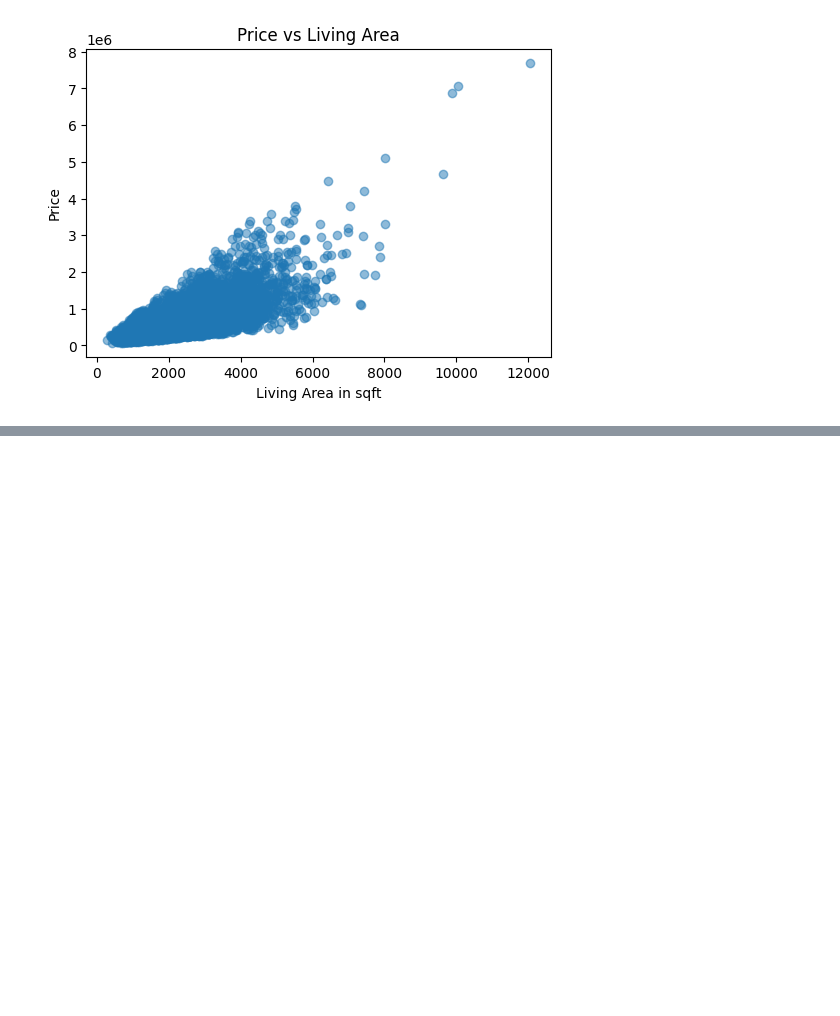
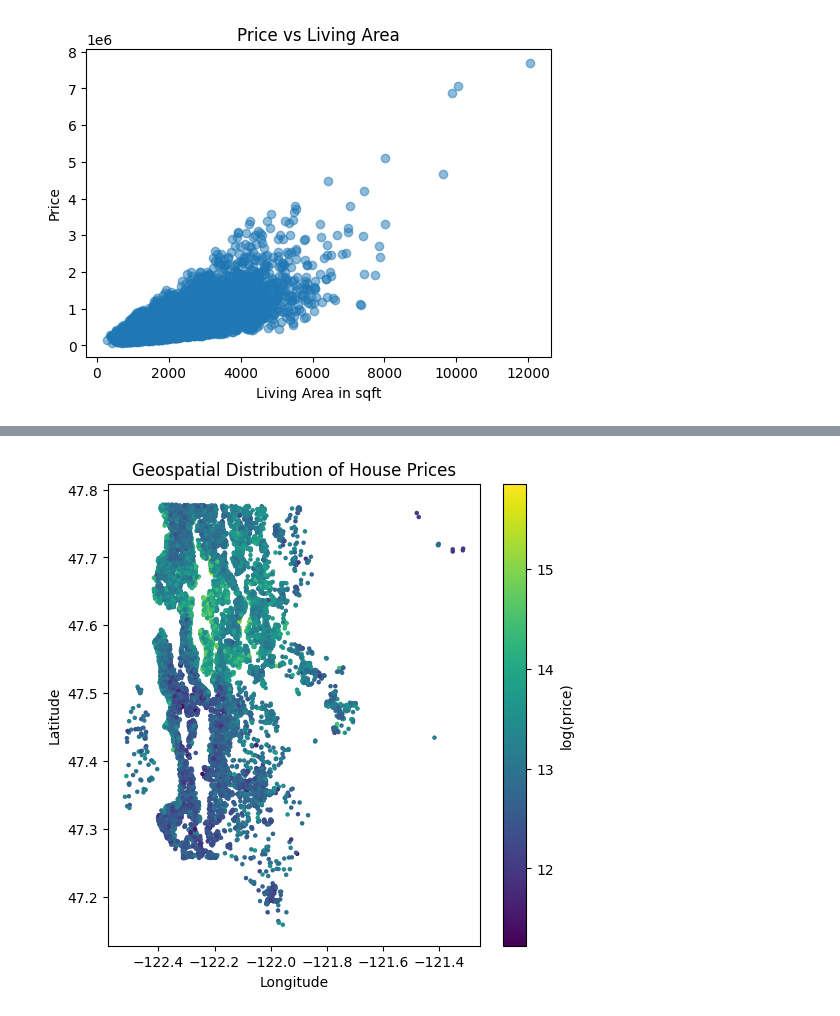
Before and after one commit to sanjananallapati/Satellite-Imagery-Based-Property-Valuation-, a Jupyter notebook: preprocessing.ipynb, the cells around one changed output, grey strips where cells are left out. Cells and saved outputs as stored; diff of their text form; code cells hidden in the pictures; blank space fills up the shorter version.

```diff
--- a/preprocessing.ipynb
+++ b/preprocessing.ipynb
@@ -107,0 +119,11 @@ plt.show()
+# %%
+plt.figure(figsize=(6,6))
+plt.scatter(train_df["long"], train_df["lat"], c=np.log1p(train_df["price"]),
+            cmap="viridis", s=5)
+plt.colorbar(label="log(price)")
+plt.xlabel("Longitude")
+plt.ylabel("Latitude")
+plt.title("Geospatial Distribution of House Prices")
+plt.show()
+# %% [output]
+[figure, added]
```
Also changed, not shown: parts of 2 cells of this notebook.
